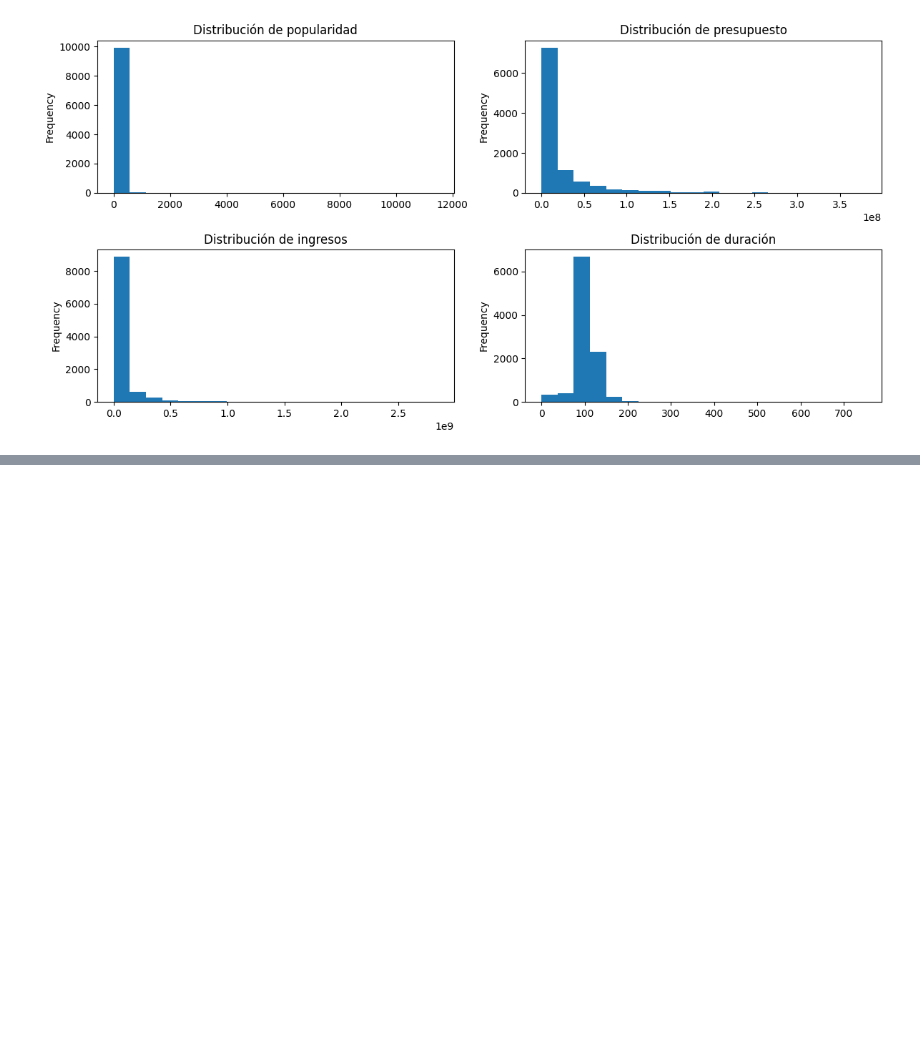
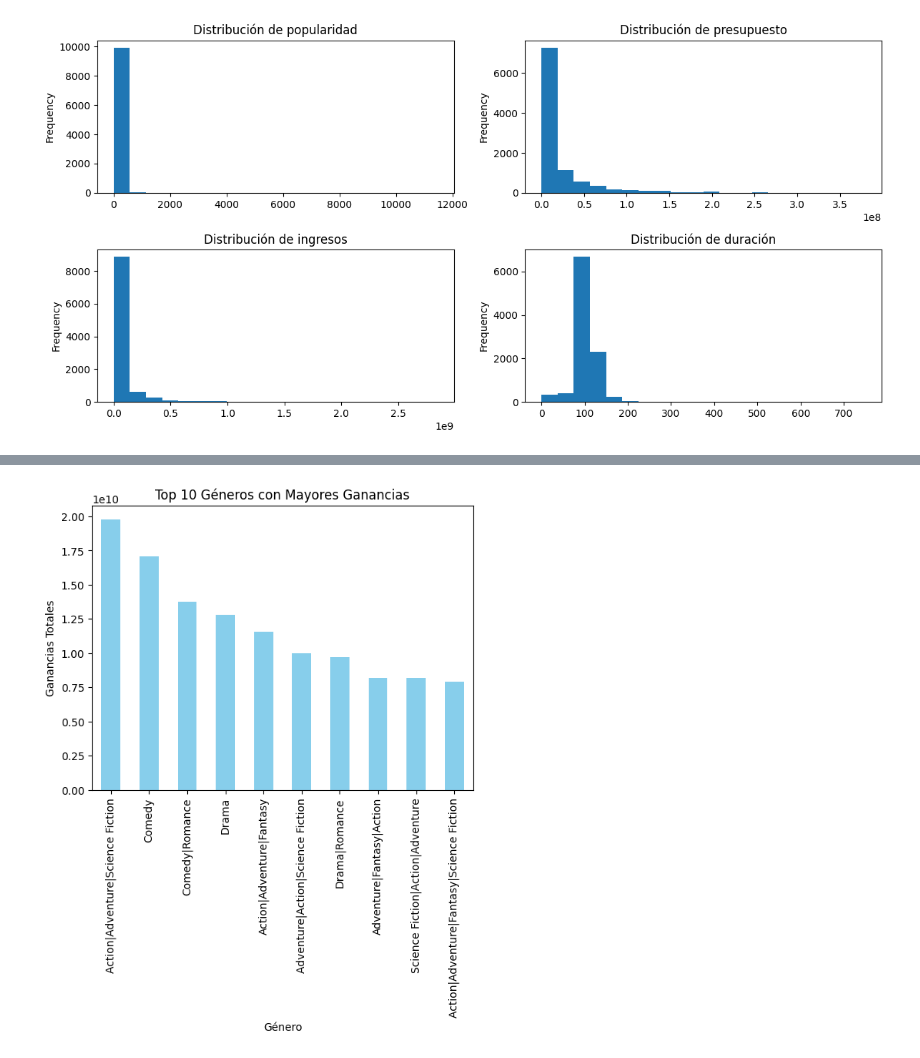
Before and after one commit to Sebas021210/HT1-MD, a Jupyter notebook: HT1.ipynb, the cells around one changed output, grey strips where cells are left out. Cells and saved outputs as stored; diff of their text form; code cells hidden in the pictures; blank space fills up the shorter version.

```diff
--- a/HT1.ipynb
+++ b/HT1.ipynb
@@ -140,0 +223,17 @@ Name: genres, dtype: object
+# %%
+#Grafico de generos con mayores ganancias
+datos['genres'] = datos['genres'].apply(lambda x: 'Unknown' if pd.isnull(x) else x)
+datos['revenue'] = pd.to_numeric(datos['revenue'], errors='coerce')
+datos['generos'] = datos['genres'].str.split(',').apply(lambda x: [genre.strip() for genre in x] if isinstance(x, list) else [])
+generos = datos['generos'].explode()
+ganacias = pd.DataFrame({'Genero': generos, 'Ganancias': datos['revenue']})
+ganaciasGenero = ganacias.groupby('Genero')['Ganancias'].sum()
+topGeneros = ganaciasGenero.nlargest(10)
+
+topGeneros.plot(kind='bar', color='skyblue')
+plt.title('Top 10 Géneros con Mayores Ganancias')
+plt.xlabel('Género')
+plt.ylabel('Ganancias Totales')
+plt.show()
+# %% [output]
+[figure, added]
```
Also changed, not shown: parts of 16 cells of this notebook, 1 other file.
